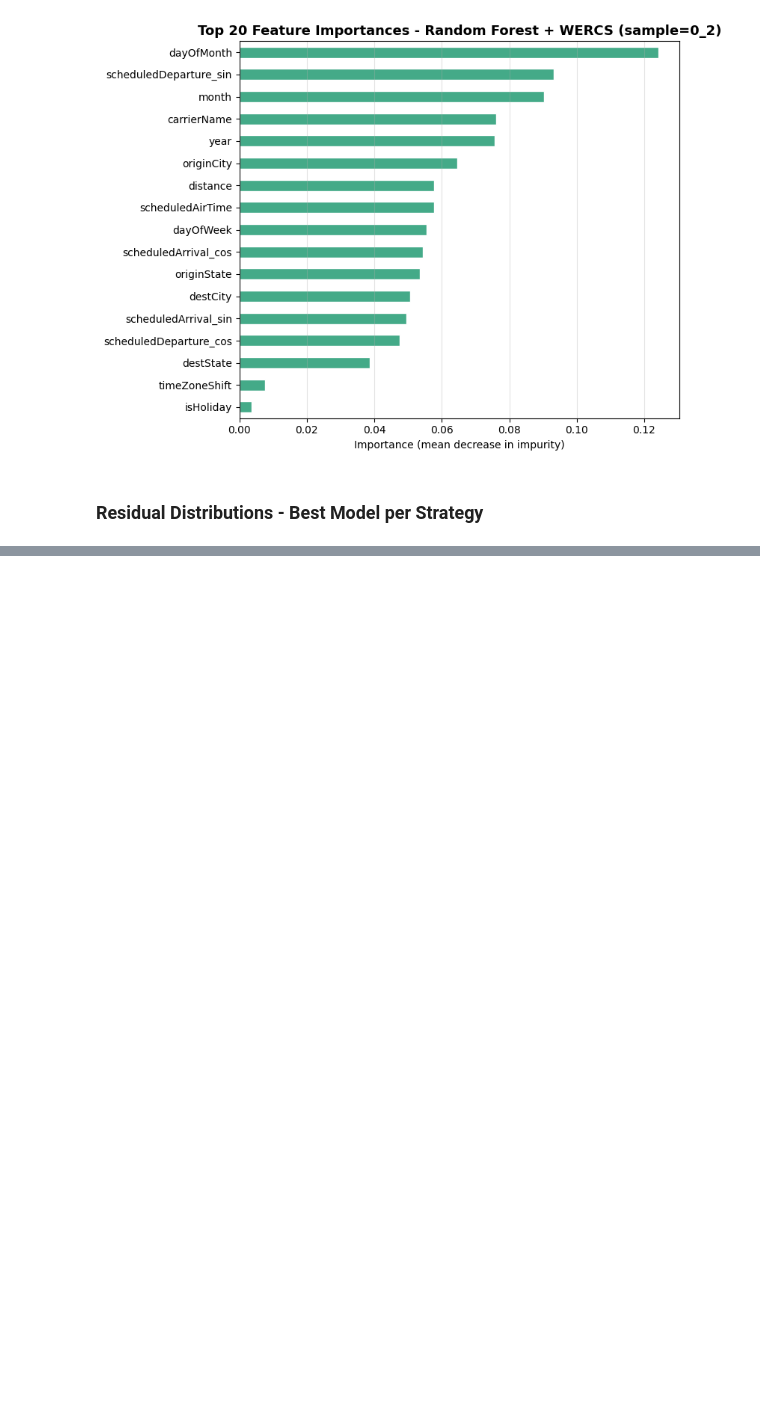
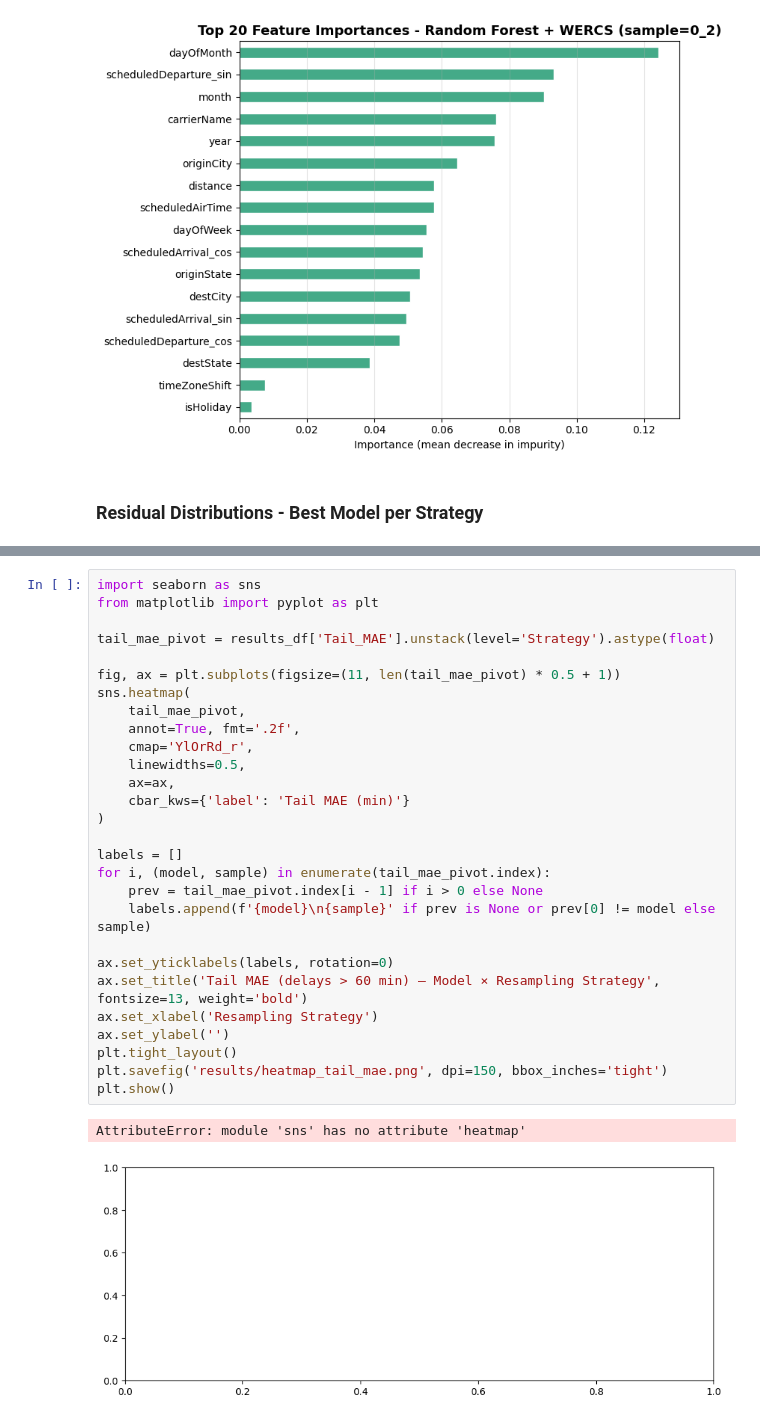
Before and after one commit to RoagieHoagie/FlightDelayImbalancedRegression, a Jupyter notebook: generate_results.ipynb, the cells around one changed output, grey strips where cells are left out. Cells and saved outputs as stored; diff of their text form; blank space fills up the shorter version.

Commit message:
Add tail MAE heatmap.

```diff
--- a/generate_results.ipynb
+++ b/generate_results.ipynb
@@ -318,0 +321,31 @@ plt.savefig("results/residual_distribution.png")
+# %%
+import seaborn as sns
+from matplotlib import pyplot as plt
+
+tail_mae_pivot = results_df['Tail_MAE'].unstack(level='Strategy').astype(float)
+
+fig, ax = plt.subplots(figsize=(11, len(tail_mae_pivot) * 0.5 + 1))
+sns.heatmap(
+    tail_mae_pivot,
+    annot=True, fmt='.2f',
+    cmap='YlOrRd_r',
+    linewidths=0.5,
+    ax=ax,
+    cbar_kws={'label': 'Tail MAE (min)'}
+)
+
+labels = []
+for i, (model, sample) in enumerate(tail_mae_pivot.index):
+    prev = tail_mae_pivot.index[i - 1] if i > 0 else None
+    labels.append(f'{model}\n{sample}' if prev is None or prev[0] != model else sample)
+
+ax.set_yticklabels(labels, rotation=0)
+ax.set_title('Tail MAE (delays > 60 min) — Model × Resampling Strategy', fontsize=13, weight='bold')
+ax.set_xlabel('Resampling Strategy')
+ax.set_ylabel('')
+plt.tight_layout()
+plt.savefig('results/heatmap_tail_mae.png', dpi=150, bbox_inches='tight')
+plt.show()
+# %% [output]
+AttributeError: module 'sns' has no attribute 'heatmap'
+[figure, added]
```
Also changed, not shown: parts of 1 cell of this notebook, 1 other file.
